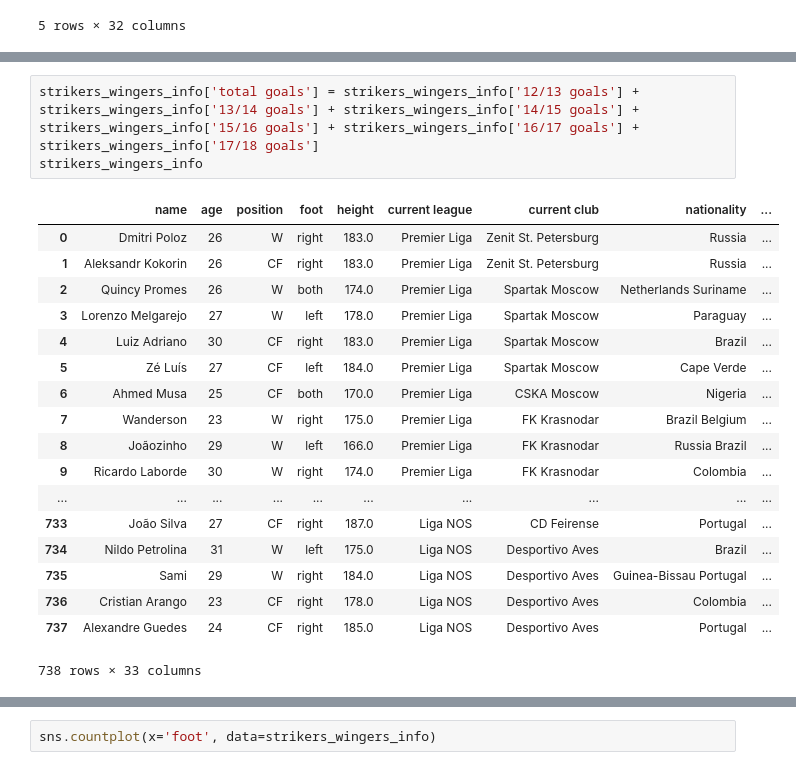
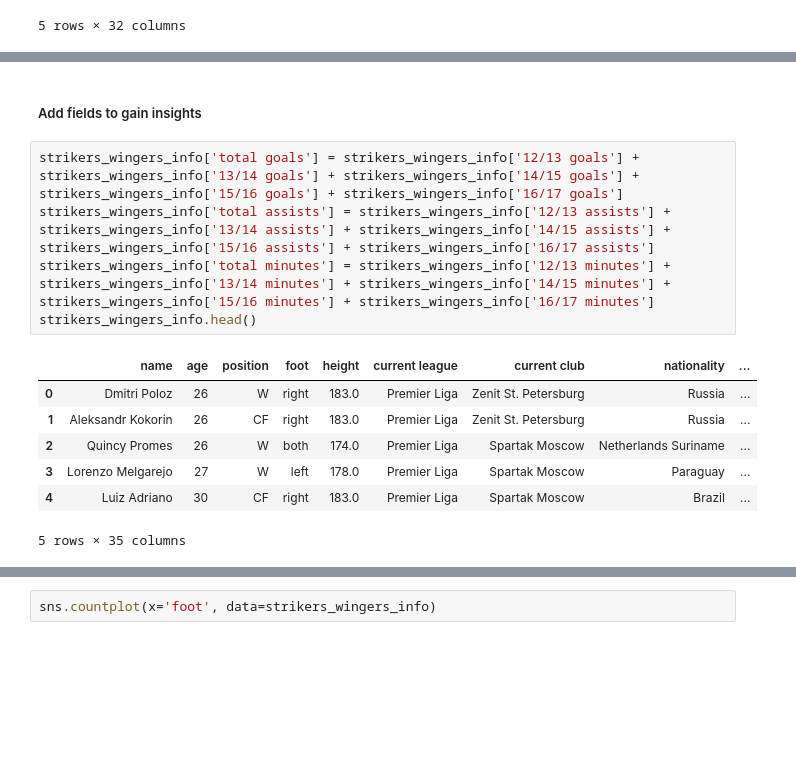
Before and after one commit to shreyas1262/Strikers-and-Wingers, a Jupyter notebook: Strikers and Wingers.ipynb, the cells around one changed output, grey strips where cells are left out. Drawn from its saved outputs; the diff is of its cells as text; blank space fills up the shorter version.

```diff
--- a/Strikers and Wingers.ipynb
+++ b/Strikers and Wingers.ipynb
@@ -90,22 +44,15 @@ strikers_wingers_info
+# %% [markdown]
+##### Add fields to gain insights
 # %%
-strikers_wingers_info['total goals'] = strikers_wingers_info['12/13 goals'] + strikers_wingers_info['13/14 goals'] + strikers_wingers_info['14/15 goals'] + strikers_wingers_info['15/16 goals'] + strikers_wingers_info['16/17 goals'] + strikers_wingers_info['17/18 goals']
-strikers_wingers_info
+strikers_wingers_info['total goals'] = strikers_wingers_info['12/13 goals'] + strikers_wingers_info['13/14 goals'] + strikers_wingers_info['14/15 goals'] + strikers_wingers_info['15/16 goals'] + strikers_wingers_info['16/17 goals']
+strikers_wingers_info['total assists'] = strikers_wingers_info['12/13 assists'] + strikers_wingers_info['13/14 assists'] + strikers_wingers_info['14/15 assists'] + strikers_wingers_info['15/16 assists'] + strikers_wingers_info['16/17 assists']
+strikers_wingers_info['total minutes'] = strikers_wingers_info['12/13 minutes'] + strikers_wingers_info['13/14 minutes'] + strikers_wingers_info['14/15 minutes'] + strikers_wingers_info['15/16 minutes'] + strikers_wingers_info['16/17 minutes']
+strikers_wingers_info.head()
 # %% [output]
 |  | name | age | position | foot | height | current league | current club | nationality | ... |
 | 0 | Dmitri Poloz | 26 | W | right | 183.0 | Premier Liga | Zenit St. Petersburg | Russia | ... |
 | 1 | Aleksandr Kokorin | 26 | CF | right | 183.0 | Premier Liga | Zenit St. Petersburg | Russia | ... |
 | 2 | Quincy Promes | 26 | W | both | 174.0 | Premier Liga | Spartak Moscow | Netherlands Suriname | ... |
 | 3 | Lorenzo Melgarejo | 27 | W | left | 178.0 | Premier Liga | Spartak Moscow | Paraguay | ... |
 | 4 | Luiz Adriano | 30 | CF | right | 183.0 | Premier Liga | Spartak Moscow | Brazil | ... |
-| 5 | Zé Luís | 27 | CF | left | 184.0 | Premier Liga | Spartak Moscow | Cape Verde | ... |
-| 6 | Ahmed Musa | 25 | CF | both | 170.0 | Premier Liga | CSKA Moscow | Nigeria | ... |
-| 7 | Wanderson | 23 | W | right | 175.0 | Premier Liga | FK Krasnodar | Brazil Belgium | ... |
-| 8 | Joãozinho | 29 | W | left | 166.0 | Premier Liga | FK Krasnodar | Russia Brazil | ... |
-| 9 | Ricardo Laborde | 30 | W | right | 174.0 | Premier Liga | FK Krasnodar | Colombia | ... |
-| ... | ... | ... | ... | ... | ... | ... | ... | ... | ... |
-| 733 | João Silva | 27 | CF | right | 187.0 | Liga NOS | CD Feirense | Portugal | ... |
-| 734 | Nildo Petrolina | 31 | W | left | 175.0 | Liga NOS | Desportivo Aves | Brazil | ... |
-| 735 | Sami | 29 | W | right | 184.0 | Liga NOS | Desportivo Aves | Guinea-Bissau Portugal | ... |
-| 736 | Cristian Arango | 23 | CF | right | 178.0 | Liga NOS | Desportivo Aves | Colombia | ... |
-| 737 | Alexandre Guedes | 24 | CF | right | 185.0 | Liga NOS | Desportivo Aves | Portugal | ... |
-738 rows × 33 columns
+5 rows × 35 columns
```
Also changed, not shown: parts of 52 cells of this notebook.
